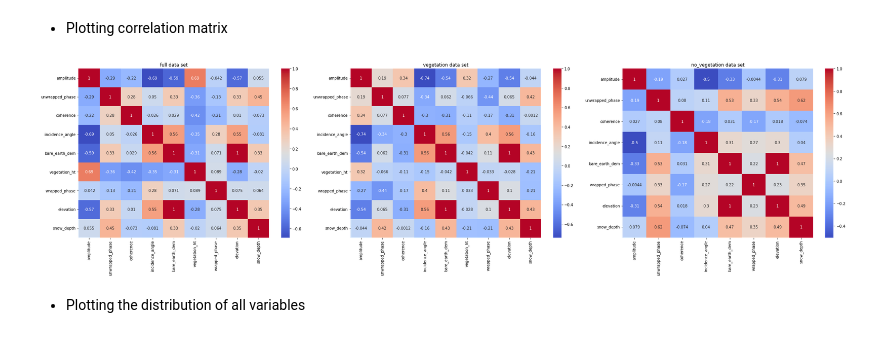
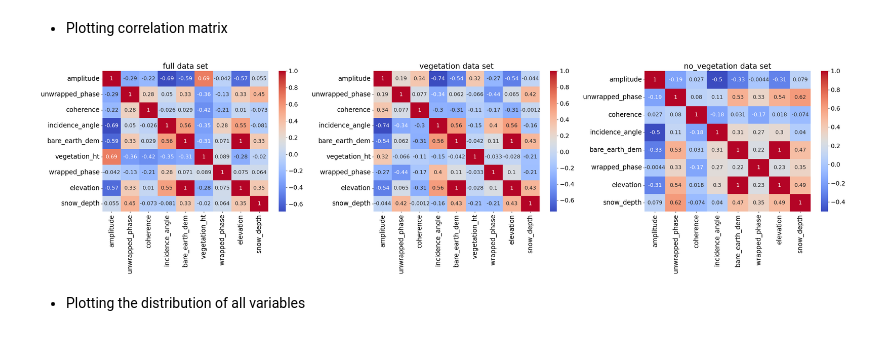
Before and after one commit to Ibrahim-Ola/uavsar-lidar-project, a Jupyter notebook: experiments/02_exploratory_data_analysis.ipynb, the cells around one changed output. Cells and saved outputs as stored; diff of their text form; code cells hidden in the pictures.

Commit message:
improved visualizations

```diff
--- a/experiments/02_exploratory_data_analysis.ipynb
+++ b/experiments/02_exploratory_data_analysis.ipynb
@@ -149,15 +149,29 @@ no_vegetation data set descriptive statistics:
 # %%
 plt.figure(figsize=(30, 8))
 
 for i, (key, value) in enumerate(mappings.items()):
     plt.subplot(1, 3, i+1)
-    sns.heatmap(value['X_train'].drop(columns=['idx', 'northing', 'easting']).assign(snow_depth=value['y_train']).corr(), cmap='coolwarm', annot=True)
-    plt.title(f'{key} data set')
+    ax=sns.heatmap(
+        (
+            value['X_train'].
+            drop(columns=['idx', 'northing', 'easting']).
+            assign(snow_depth=value['y_train']).corr()
+        ),
+        cmap='coolwarm',
+        annot=True,
+        #fmt='.2f',
+        annot_kws={'fontsize': 14}
+    )
+    plt.title(f'{key} data set', fontsize=20)
+    ax.tick_params(axis='x', labelsize=17)
+    ax.tick_params(axis='y', labelsize=17)
+    cbar = ax.collections[0].colorbar
+    cbar.ax.tick_params(labelsize=16)
 plt.tight_layout()
 
 plt.savefig('../plots/correlation_matrix.png', dpi=300)
 # %% [output]
-[figure, old version]
+[figure, new version]
 # %% [markdown]
 * Plotting the distribution of all variables
 # %%
```
Also changed, not shown: parts of 2 cells of this notebook.
